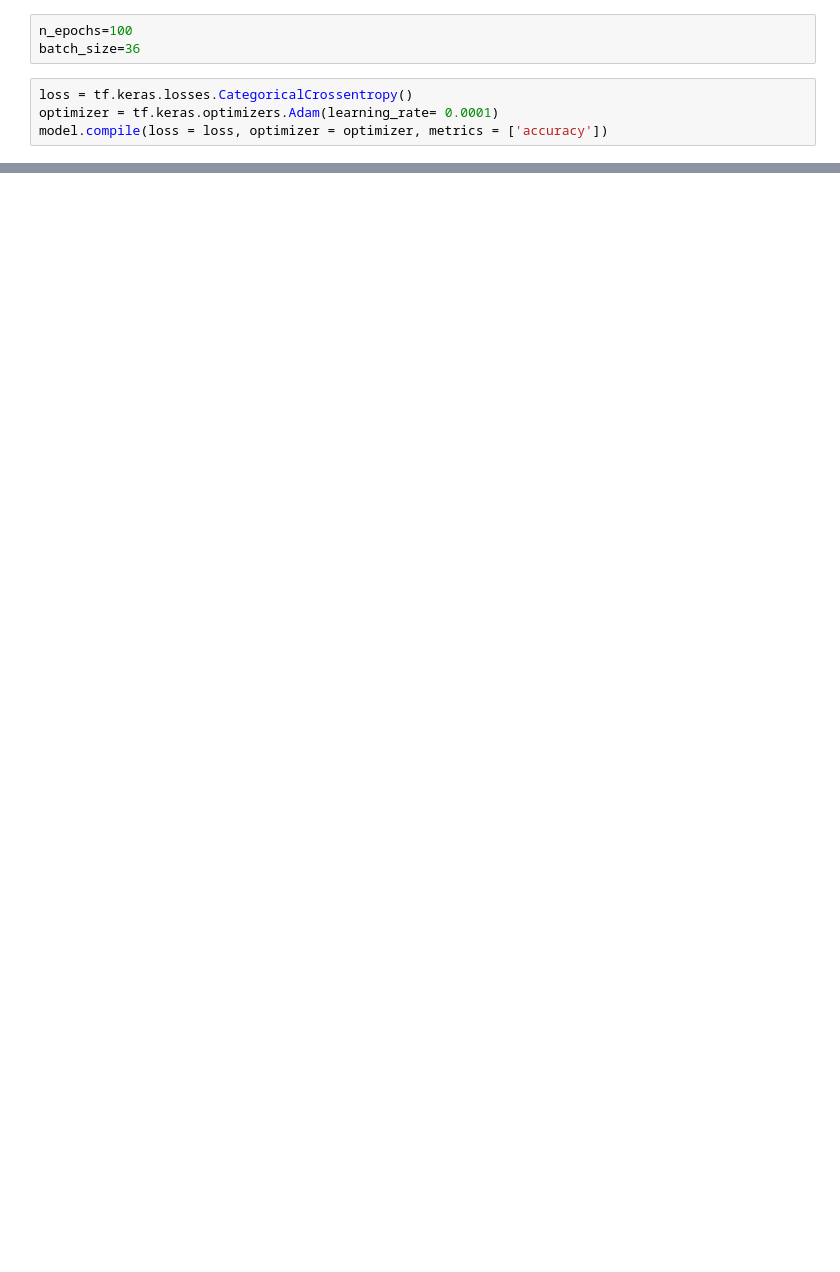
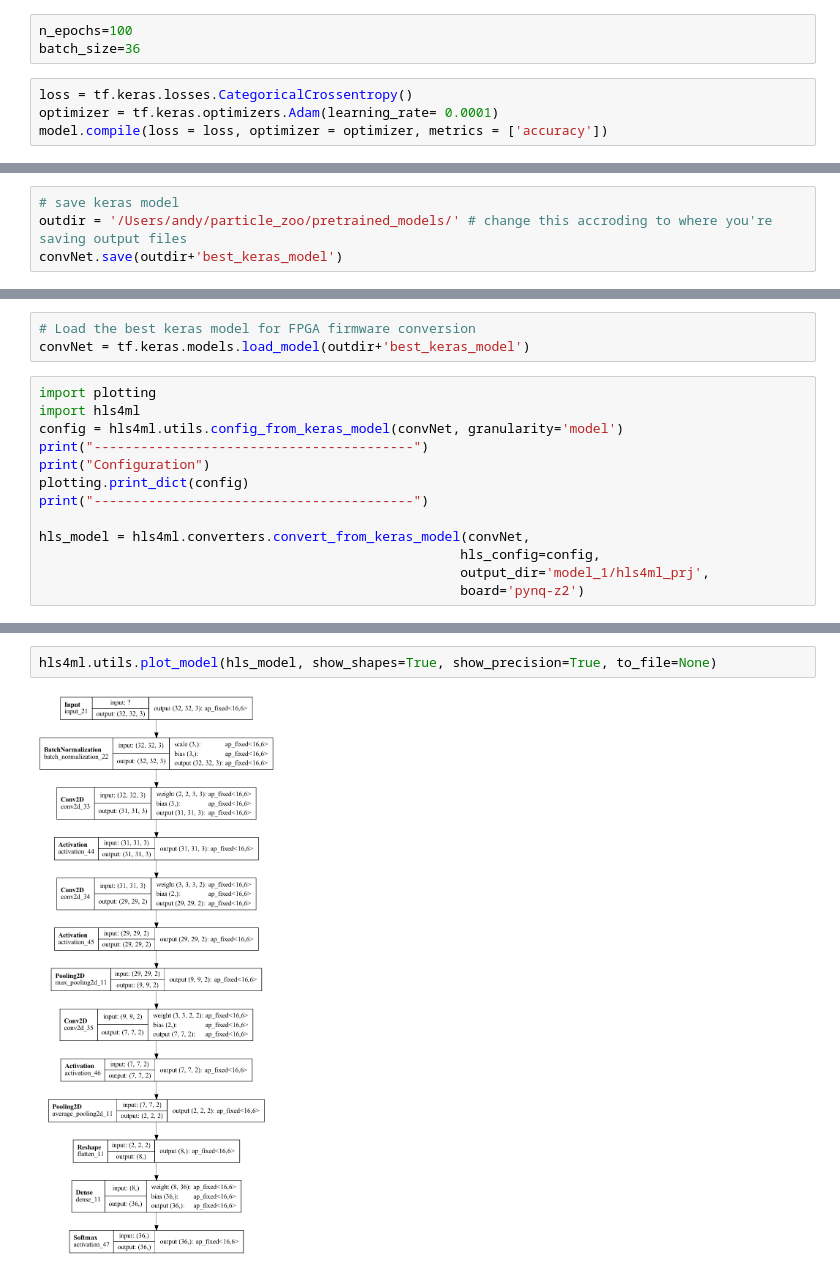
Before and after one commit to A-Skiv/Particle_zoo_image_classification, a Jupyter notebook: particle_zoo/benchmark_model.ipynb, the cells around one changed output, grey strips where cells are left out. Saved outputs shown, nothing was run; the diff lists cells and outputs as text; blank space fills up the shorter version.

Commit message:
tf.data pipeline change and keras model optimized. hls model was made. keras vs hls comparison next.

```diff
--- a/particle_zoo/benchmark_model.ipynb
+++ b/particle_zoo/benchmark_model.ipynb
@@ -629,0 +610,4 @@ plt.show()
+# %%
+# save keras model
+outdir = '/Users/andy/particle_zoo/pretrained_models/' # change this accroding to where you're saving output files
+convNet.save(outdir+'best_keras_model')
@@ -629,0 +618,16 @@ plt.show()
+# %%
+# Load the best keras model for FPGA firmware conversion
+convNet = tf.keras.models.load_model(outdir+'best_keras_model')
+# %%
+import plotting
+import hls4ml
+config = hls4ml.utils.config_from_keras_model(convNet, granularity='model')
+print("-----------------------------------------")
+print("Configuration")
+plotting.print_dict(config)
+print("-----------------------------------------")
+
+hls_model = hls4ml.converters.convert_from_keras_model(convNet,
+                                                      hls_config=config,
+                                                      output_dir='model_1/hls4ml_prj',
+                                                      board='pynq-z2')
@@ -629,0 +652,4 @@ plt.show()
+# %%
+hls4ml.utils.plot_model(hls_model, show_shapes=True, show_precision=True, to_file=None)
+# %% [output]
+[figure, added]
```
Also changed, not shown: parts of 22 cells of this notebook.
